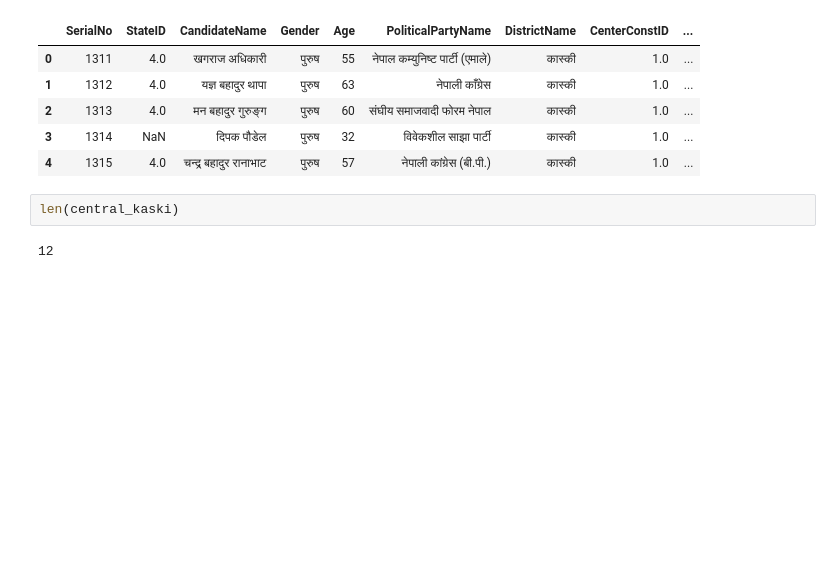
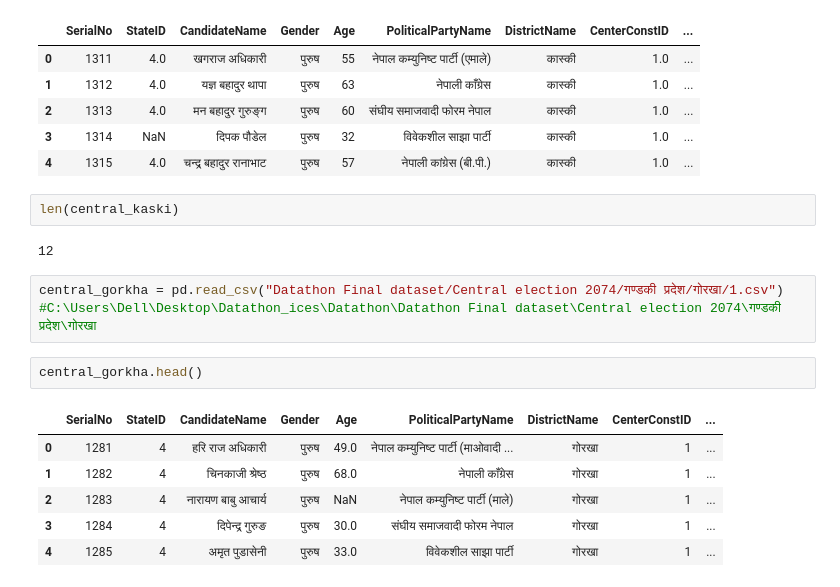
Before and after one commit to rasmibhattarai72/Datathon_ices, a Jupyter notebook: Datathon/Untitled.ipynb, the cells around one changed output. Cells and saved outputs as stored; diff of their text form; blank space fills up the shorter version.

```diff
--- a/Datathon/Untitled.ipynb
+++ b/Datathon/Untitled.ipynb
@@ -17,3 +17,15 @@ central_kaski.head()
 len(central_kaski)
 # %% [output]
 12
+# %%
+central_gorkha = pd.read_csv("Datathon Final dataset/Central election 2074/गण्डकी प्रदेश/गोरखा/1.csv")
+#C:\Users\Dell\Desktop\Datathon_ices\Datathon\Datathon Final dataset\Central election 2074\गण्डकी प्रदेश\गोरखा
+# %%
+central_gorkha.head()
+# %% [output]
+|  | SerialNo | StateID | CandidateName | Gender | Age | PoliticalPartyName | DistrictName | CenterConstID | ... |
+| 0 | 1281 | 4 | हरि राज अधिकारी | पुरुष | 49.0 | नेपाल कम्युनिष्ट पार्टी (माओवादी ... | गोरखा | 1 | ... |
+| 1 | 1282 | 4 | चिनकाजी श्रेष्ठ | पुरुष | 68.0 | नेपाली काँग्रेस | गोरखा | 1 | ... |
+| 2 | 1283 | 4 | नारायण बाबु आचार्य | पुरुष | NaN | नेपाल कम्युनिष्ट पार्टी (माले) | गोरखा | 1 | ... |
+| 3 | 1284 | 4 | दिपेन्द्र गुरुङ | पुरुष | 30.0 | संघीय समाजवादी फोरम नेपाल | गोरखा | 1 | ... |
+| 4 | 1285 | 4 | अमृत पुडासेनी | पुरुष | 33.0 | विवेकशील साझा पार्टी | गोरखा | 1 | ... |
```
Also changed, not shown: parts of 19 cells of this notebook, 3 other files.
